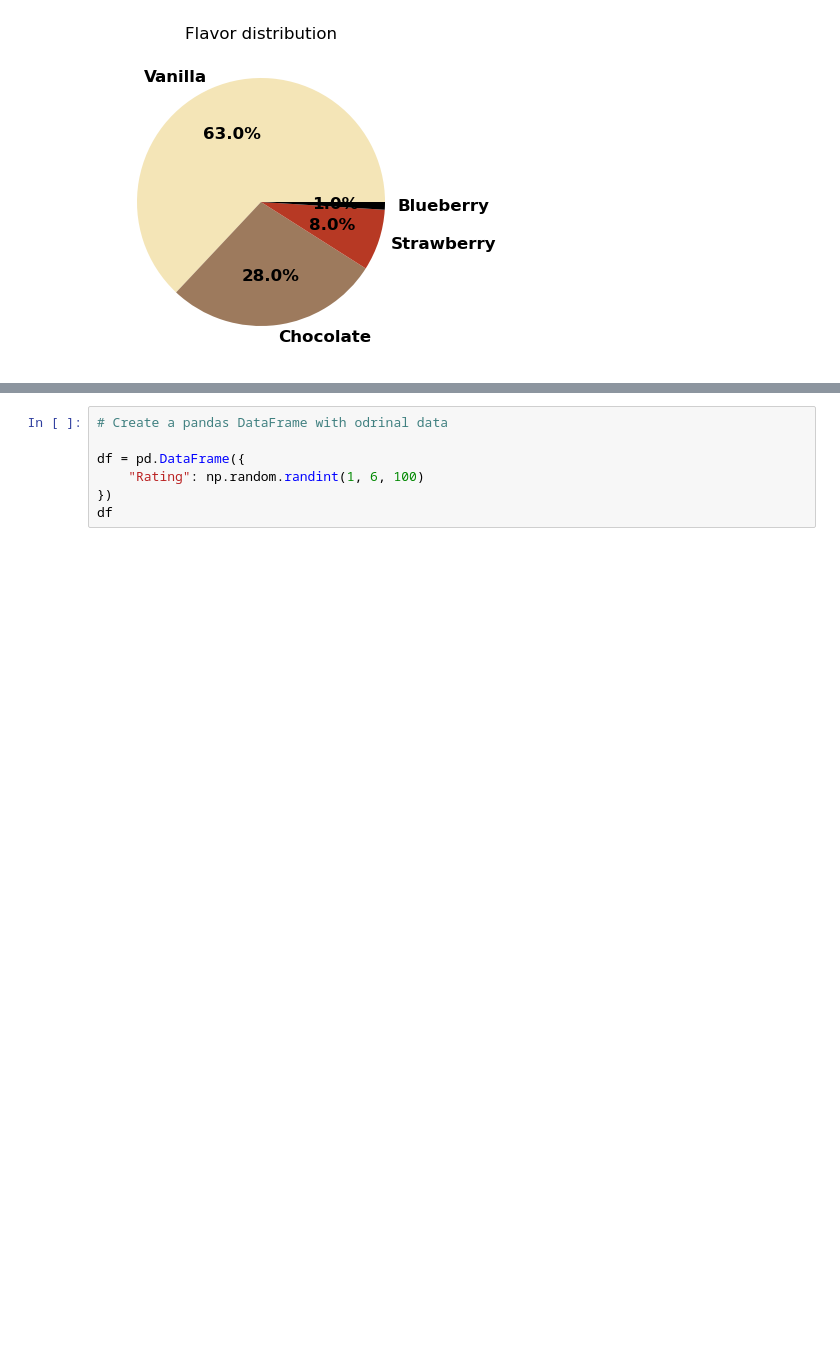
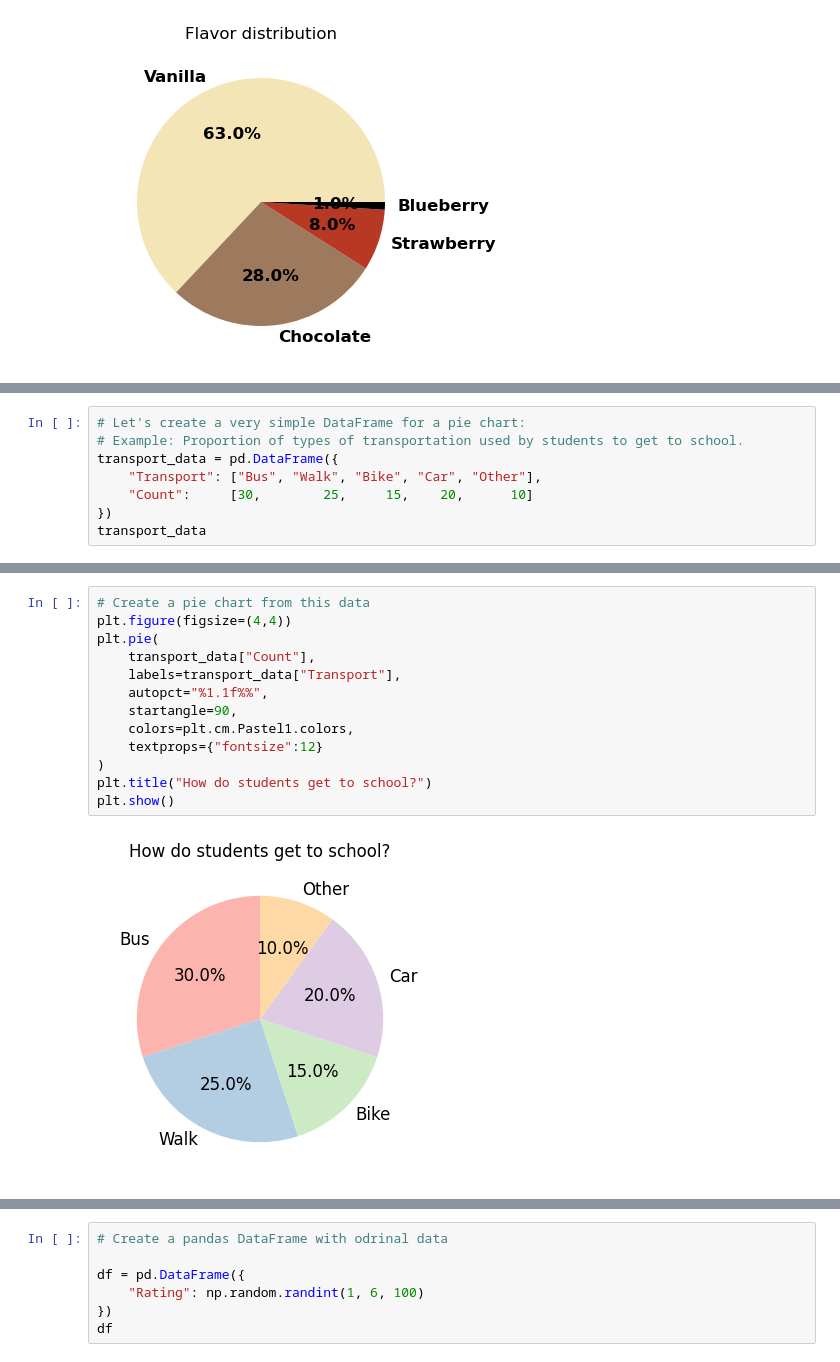
Before and after one commit to HassanAlgoz/data-analytics, a Jupyter notebook: lecture_v2/L03_vis.ipynb, the cells around one changed output, grey strips where cells are left out. Cells and saved outputs as stored; diff of their text form; blank space fills up the shorter version.

```diff
--- a/lecture_v2/L03_vis.ipynb
+++ b/lecture_v2/L03_vis.ipynb
@@ -103,0 +103,8 @@ plt.show()
+# %%
+# Let's create a very simple DataFrame for a pie chart:
+# Example: Proportion of types of transportation used by students to get to school.
+transport_data = pd.DataFrame({
+    "Transport": ["Bus", "Walk", "Bike", "Car", "Other"],
+    "Count":     [30,        25,     15,    20,      10]
+})
+transport_data
@@ -104 +118,16 @@ plt.show()
+# %%
+# Create a pie chart from this data
+plt.figure(figsize=(4,4))
+plt.pie(
+    transport_data["Count"],
+    labels=transport_data["Transport"],
+    autopct="%1.1f%%",
+    startangle=90,
+    colors=plt.cm.Pastel1.colors,
+    textprops={"fontsize":12}
+)
+plt.title("How do students get to school?")
+plt.show()
+# %% [output]
+[figure, added]
 # %% [markdown]
```
Also changed, not shown: parts of 39 cells of this notebook, 23 other files.
